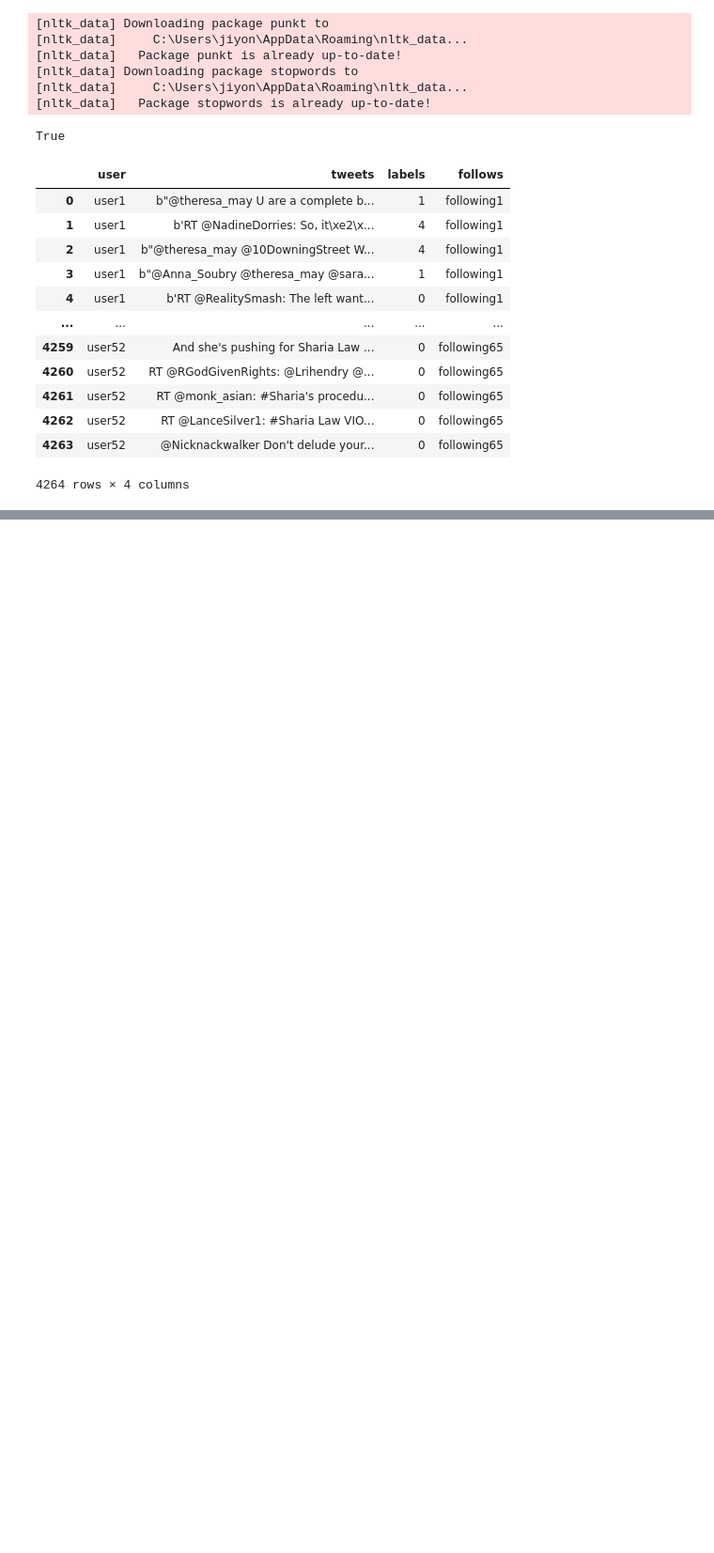
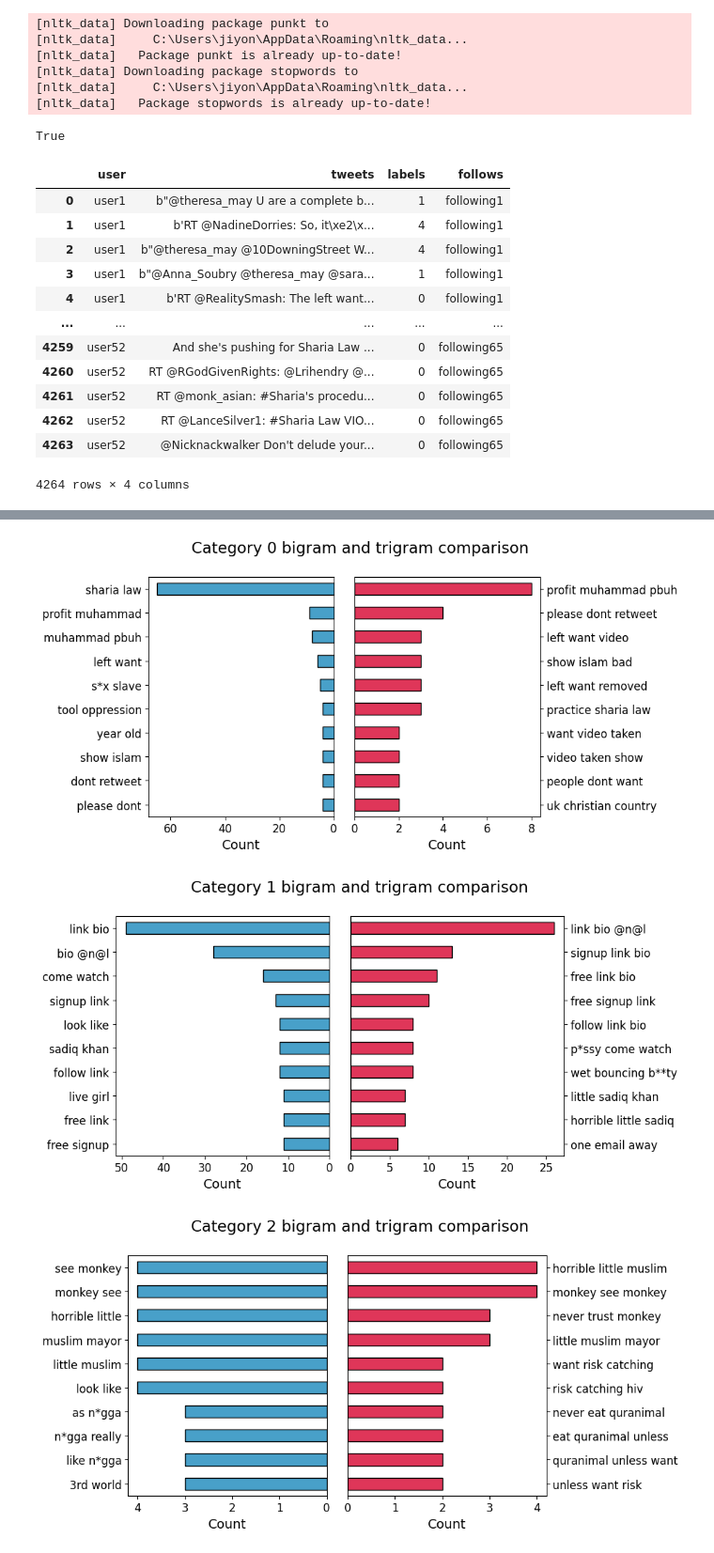
Before and after one commit to pinglainstitute/LLM-reviewtransformation, a Jupyter notebook: Notebooks/twitter_analysis.ipynb, the cells around one changed output, grey strips where cells are left out. Shown at 94% size. Cells and saved outputs as stored; diff of their text form; code cells hidden in the pictures; blank space fills up the shorter version.

```diff
--- a/Notebooks/twitter_analysis.ipynb
+++ b/Notebooks/twitter_analysis.ipynb
@@ -133,3 +188,3 @@ def make_ngram_df(column='bigram', k=5):
 # %%
-bigram_df = make_ngram_df('bigram')
-bigram_df.to_csv("../Dataset/tweets/results/twitter_top_bigram_by_category.csv")
+bigram_df = pd.read_csv("../Dataset/tweets/results/twitter_top_bigram_by_category.csv")
+trigram_df = pd.read_csv("../Dataset/tweets/results/twitter_top_trigram_by_category.csv")
@@ -185,5 +200,0 @@ plt.show()
-# %%
-# censor words
-bigram_df.loc[10, 'bigram'] = "like n*gga"
-trigram_df.loc[9, 'trigram'] = "wet bouncing b**ty"
-trigram_df.loc[13, 'trigram'] = "n*gga went upside"
@@ -189,0 +236,30 @@ trigram_df.loc[13, 'trigram'] = "n*gga went upside"
+# %%
+for category, group in bigram_df.groupby("category"):
+    # Filter trigram data for the same category
+    trigram_group = trigram_df[trigram_df['category'] == category]
+
+    fig, ax = plt.subplots(1, 2, figsize=(10, 5), gridspec_kw={'width_ratios': [1, 1]})
+    fig.suptitle(f"Category {category} bigram and trigram comparison")
+    # plot bigram data
+    group.sort_values('count', ascending=True).plot.barh(
+        x='censored', y='count', ax=ax[0], color=barcolors[3], legend=False, **barstyle)
+    ax[0].set_xlabel("Count")
+    ax[0].set_ylabel('',fontsize=25)
+    ax[0].invert_xaxis()
+    ax[0].tick_params(axis='both', labelsize=12)
+
+    # plot trigram data
+    trigram_group.sort_values('count', ascending=True).plot.barh(
+        x='censored', y='count', ax=ax[1], color=barcolors[6], legend=False, **barstyle)
+    ax[1].set_xlabel("Count")
+    ax[1].set_ylabel('',fontsize=25)
+    ax[1].yaxis.set_tick_params(left=False, labelleft=False, right=True, labelright=True)
+    ax[1].tick_params(axis='both', labelsize=12)
+
+
+    plt.tight_layout()
+    plt.show()
+# %% [output]
+[figure, added]
+[figure, added]
+[figure, added]
```
Also changed, not shown: parts of 22 cells of this notebook, 35 other files.
